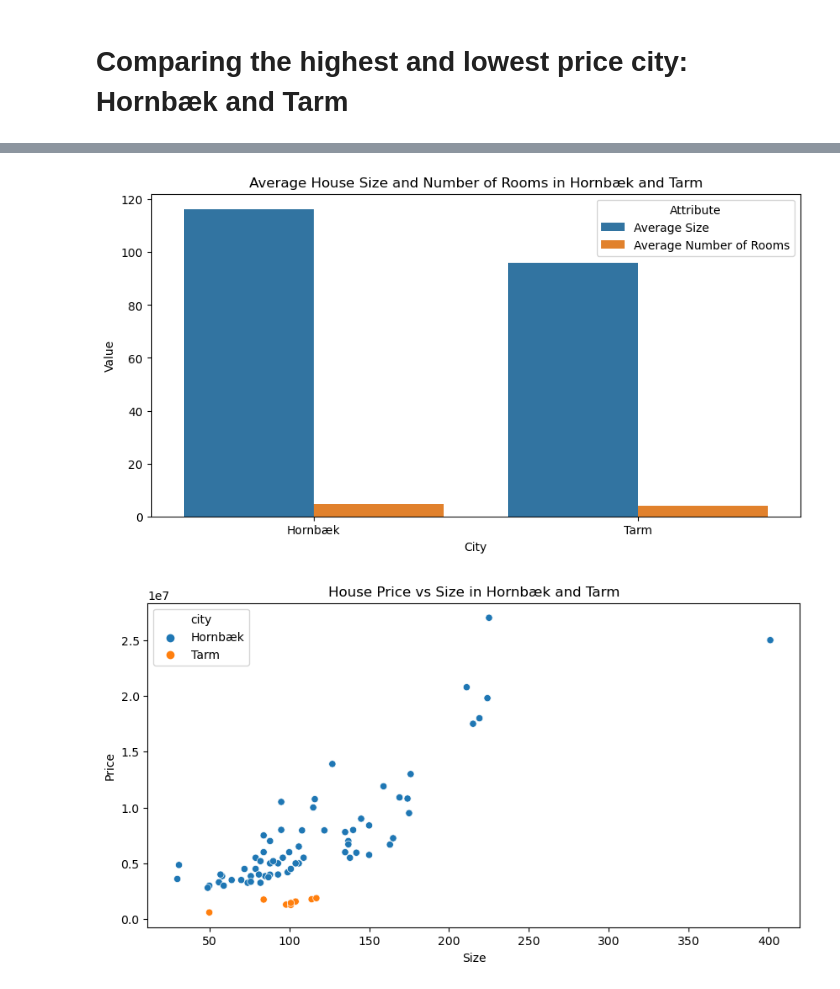
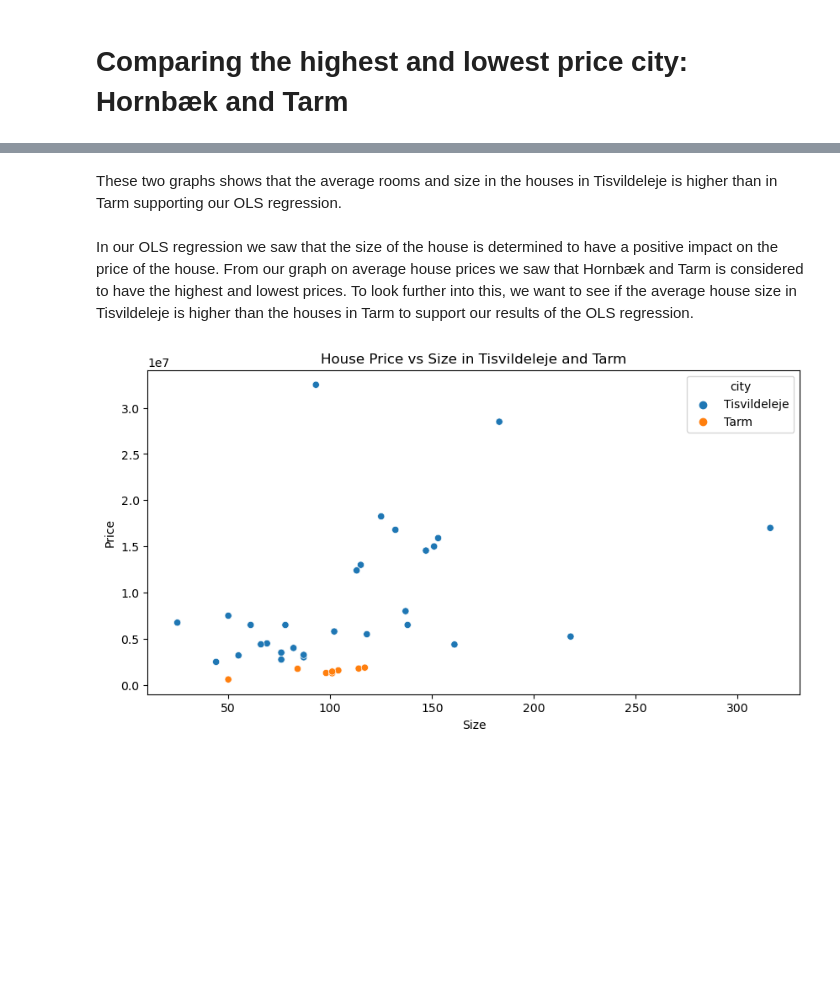
Before and after one commit to NumEconCopenhagen/projects-2023-philx2-nico, a Jupyter notebook: dataproject/dataproject.ipynb, the cells around one changed output, grey strips where cells are left out. Saved outputs shown, nothing was run; the diff lists cells and outputs as text; code cells hidden in the pictures; blank space fills up the shorter version.

```diff
--- a/dataproject/dataproject.ipynb
+++ b/dataproject/dataproject.ipynb
@@ -240,30 +213,30 @@ plt.show()
 # %%
 # Filter the dataset for Hornbæk and Tarm
-hornbæk_data = data[data['city'] == 'Hornbæk']
+Tisvildeleje_data = data[data['city'] == 'Tisvildeleje']
 tarm_data = data[data['city'] == 'Tarm']
 
 
 # Calculate the average size and number of rooms for houses in Hornbæk and Tarm
-hornbæk_mean_size = hornbæk_data['size_1'].mean()
+Tisvildeleje_mean_size = Tisvildeleje_data['size_1'].mean()
 tarm_mean_size = tarm_data['size_1'].mean()
 
-hornbæk_mean_rooms = hornbæk_data['rooms'].mean()
+Tisvildeleje_mean_rooms = Tisvildeleje_data['rooms'].mean()
 tarm_mean_rooms = tarm_data['rooms'].mean()
 
 # Visualization
 # Create bar charts to compare the average size and number of rooms between houses in Hornbæk and Tarm
 # Average size comparison
 plt.figure(figsize=(10, 5))
-sns.barplot(x=['Hornbæk', 'Tarm'], y=[hornbæk_mean_size, tarm_mean_size])
-plt.title('Average House Size in Hornbæk and Tarm')
+sns.barplot(x=['Tisvildeleje', 'Tarm'], y=[Tisvildeleje_mean_size, tarm_mean_size])
+plt.title('Average House Size in Tisvildeleje and Tarm')
 plt.ylabel('Average Size')
 plt.xlabel('City')
 plt.show()
 
 # Average number of rooms comparison
 plt.figure(figsize=(10, 5))
-sns.barplot(x=['Hornbæk', 'Tarm'], y=[hornbæk_mean_rooms, tarm_mean_rooms])
-plt.title('Average Number of Rooms in Hornbæk and Tarm')
+sns.barplot(x=['Tisvildeleje', 'Tarm'], y=[Tisvildeleje_mean_rooms, tarm_mean_rooms])
+plt.title('Average Number of Rooms in Tisvildeleje and Tarm')
 plt.ylabel('Average Number of Rooms')
 plt.xlabel('City')
 plt.show()
@@ -273,29 +246,14 @@ plt.show()
-# %%
-comparison_data = pd.DataFrame({
-    'City': ['Hornbæk', 'Tarm'],
-    'Average Size': [hornbæk_mean_size, tarm_mean_size],
-    'Average Number of Rooms': [hornbæk_mean_rooms, tarm_mean_rooms]
-})
-
-
-melted_data = comparison_data.melt(id_vars='City', var_name='Attribute', value_name='Value')
-
-
-plt.figure(figsize=(10, 5))
-sns.barplot(x='City', y='Value', hue='Attribute', data=melted_data)
-plt.title('Average House Size and Number of Rooms in Hornbæk and Tarm')
-plt.ylabel('Value')
-plt.xlabel('City')
-plt.show()
-# %% [output]
-[figure, removed]
+# %% [markdown]
+These two graphs shows that the average rooms and size in the houses in Tisvildeleje is higher than in Tarm supporting our OLS regression.
+# %% [markdown]
+In our OLS regression we saw that the size of the house is determined to have a positive impact on the price of the house. From our graph on average house prices we saw that Hornbæk and Tarm is considered to have the highest and lowest prices. To look further into this, we want to see if the average house size in Tisvildeleje is higher than the houses in Tarm to support our results of the OLS regression.
 # %%
-combined_data = pd.concat([hornbæk_data, tarm_data])
+combined_data = pd.concat([Tisvildeleje_data, tarm_data])
 plt.figure(figsize=(10, 5))
 sns.scatterplot(x='size_1', y='price', hue='city', data=combined_data)
-plt.title('House Price vs Size in Hornbæk and Tarm')
+plt.title('House Price vs Size in Tisvildeleje and Tarm')
 plt.xlabel('Size')
 plt.ylabel('Price')
 plt.show()
 # %% [output]
-[figure, old version]
+[figure, new version]
```
Also changed, not shown: parts of 22 cells of this notebook.
